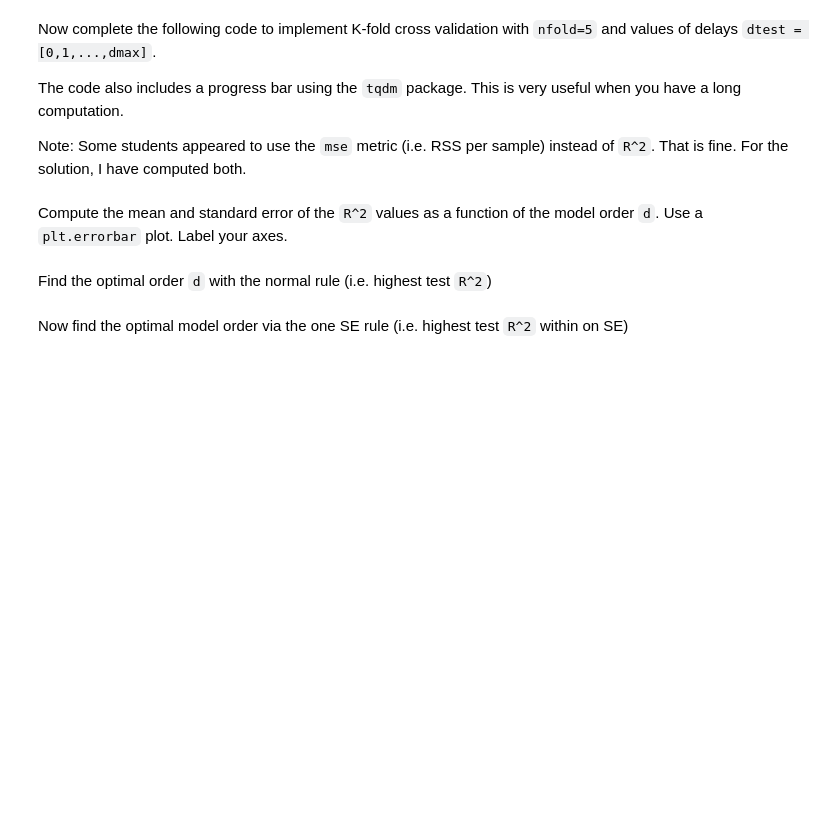
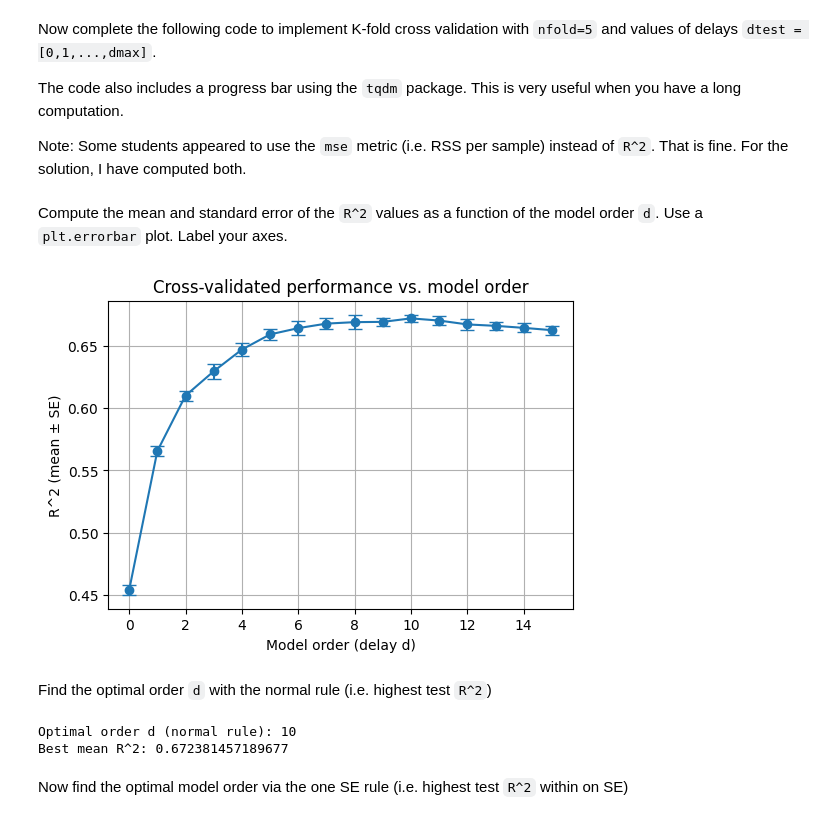
Before and after one commit to prachi-pradhan/introml, a Jupyter notebook: unit04_model_sel/lab_neural_partial.ipynb, the cells around one changed output. Saved outputs shown, nothing was run; the diff lists cells and outputs as text; code cells hidden in the pictures; blank space fills up the shorter version.

```diff
--- a/unit04_model_sel/lab_neural_partial.ipynb
+++ b/unit04_model_sel/lab_neural_partial.ipynb
@@ -191,10 +212,8 @@ In the previous example, we fixed `dly=6`.  We can now select the optimal delay
 Compute `Xred` and `yred` by taking the first `nred=6000` samples of the data `X` and `y`.  This is about 10% of the overall data.
 # %%
 nred = 6000
-
-# TODO
-# Xred = ...
-# yred = ...
+Xred = X[:nred, :]
+yred = y[:nred, :]
 # %% [markdown]
 Now complete the following code to implement K-fold cross validation with `nfold=5` and values of delays `dtest = [0,1,...,dmax]`.
 
@@ -209,15 +228,16 @@ nfold = 5  # Number of folds
 dmax = 15  # maximum number of delays
 
 # TODO:  Create a k-fold object
-# kf = sklearn.model_selection.KFold(...)
+kf = sklearn.model_selection.KFold(n_splits=nfold, shuffle=True, random_state=42)
 
 # TODO:  Model orders to be tested
-# dtest = vector [0,1,...,dmax]
-# nd = len(dtest)
+dtest = list(range(dmax + 1))   # [0, 1, ..., dmax]
+nd = len(dtest)
 
 # TODO.
 # Initialize a matrix Rsq to hold values of the R^2 across the model orders and folds.
 # Alternatively, you can also create an RSS matrix
+Rsq = np.zeros((nd, nfold))
 
 # Create a progress bar.  Note there are nd*nfold total fits.
 pbar = tqdm.notebook.tqdm(
@@ -229,7 +249,7 @@ for it, d in enumerate(dtest):
     # TODO:
     # Create the delayed data using the create_dly_function from the reduced
     # data Xred, yred
-    #     Xdly, ydly = create_dly_data(...)
+    Xdly, ydly = create_dly_data(Xred, yred, d)
 
     # Loop over the folds
     for isplit, Ind in enumerate(kf.split(Xdly)):
@@ -239,15 +259,17 @@ for it, d in enumerate(dtest):
 
         # TODO
         # Split the data (Xdly,ydly) into training and test
-        # Xtr = ...
-        # ytr = ...
-        # Xts = ...
-        # yts = ...
+        Xtr, ytr = Xdly[Itr], ydly[Itr]
+        Xts, yts = Xdly[Its], ydly[Its]
 
         # TODO:  Fit data on training data
+        lr = LinearRegression()
+        lr.fit(Xtr, ytr)
+
 
         # TODO:  Measure the R^2 vale on test data and store in the matrix Rsq
-
+        yhat = lr.predict(Xts)
+        Rsq[it, isplit] = r2_score(yts, yhat)
         pbar.update(1)
 pbar.close()
 # %% [markdown]
@@ -257,2 +277,18 @@ Compute the mean and standard error of the `R^2` values as a function of the mod
+# %%
+
+Rsq_mean = Rsq.mean(axis=1)
+Rsq_se   = Rsq.std(axis=1) / np.sqrt(Rsq.shape[1])
+
+
+plt.figure(figsize=(6,4))
+plt.errorbar(dtest, Rsq_mean, yerr=Rsq_se, fmt='-o', capsize=5)
+
+plt.xlabel("Model order (delay d)")
+plt.ylabel("R^2 (mean ± SE)")
+plt.title("Cross-validated performance vs. model order")
+plt.grid(True)
+plt.show()
+# %% [output]
+[figure, added]
 # %% [markdown]
 Find the optimal order `d` with the normal rule (i.e. highest test `R^2`)
@@ -261,2 +295,13 @@ Find the optimal order `d` with the normal rule (i.e. highest test `R^2`)
+# %%
+Rsq_mean = Rsq.mean(axis=1)
+
+d_opt = dtest[int(np.argmax(Rsq_mean))]
+best_r2 = Rsq_mean[d_opt]
+
+print("Optimal order d (normal rule):", d_opt)
+print("Best mean R^2:", best_r2)
+# %% [output]
+Optimal order d (normal rule): 10
+Best mean R^2: 0.672381457189677
 # %% [markdown]
 Now find the optimal model order via the one SE rule (i.e. highest test `R^2` within on SE)
```
Also changed, not shown: parts of 10 cells of this notebook.
